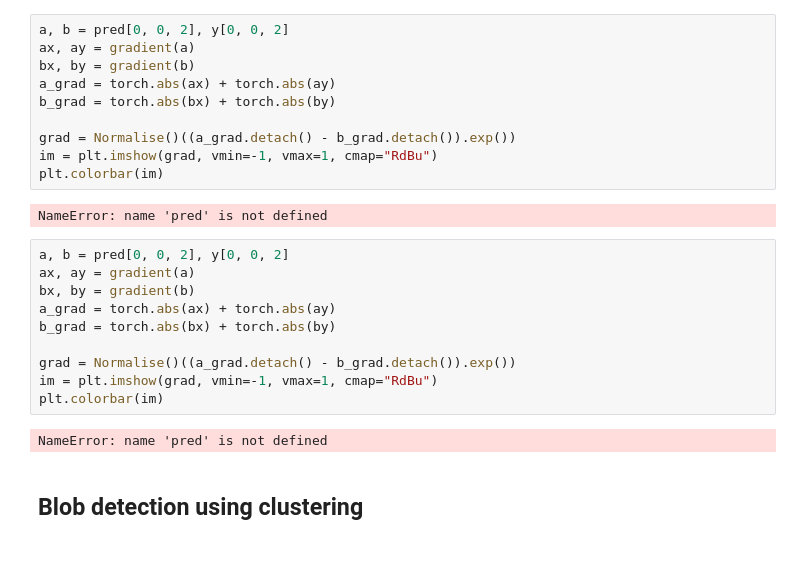
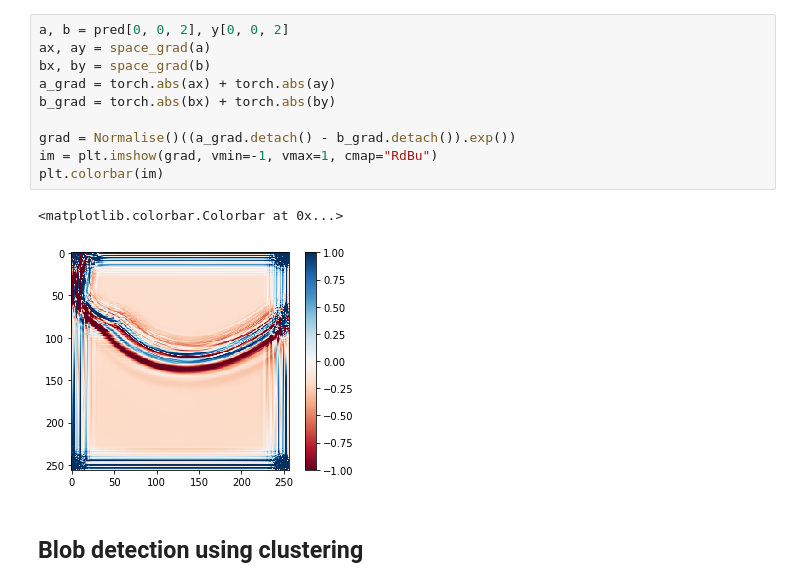
Before and after one commit to epignatelli/cardiax, a Jupyter notebook: deepexcite/playground.ipynb, the cells around one changed output. Drawn from its saved outputs; the diff is of its cells as text; blank space fills up the shorter version.

```diff
--- a/deepexcite/playground.ipynb
+++ b/deepexcite/playground.ipynb
@@ -102,27 +101,16 @@ fig, ax = fk.plot.show_grid(fk.convert.u_to_V(y[0, :, 2].detach()), rows=10, fig
 # %%
 a, b = pred[0, 0, 2], y[0, 0, 2]
-ax, ay = gradient(a)
-bx, by = gradient(b)
+ax, ay = space_grad(a)
+bx, by = space_grad(b)
 a_grad = torch.abs(ax) + torch.abs(ay)
 b_grad = torch.abs(bx) + torch.abs(by)
 
 grad = Normalise()((a_grad.detach() - b_grad.detach()).exp())
 im = plt.imshow(grad, vmin=-1, vmax=1, cmap="RdBu")
 plt.colorbar(im)
 # %% [output]
-NameError: name 'pred' is not defined
+<matplotlib.colorbar.Colorbar at 0x...>
+[figure, added]
-# %%
-a, b = pred[0, 0, 2], y[0, 0, 2]
-ax, ay = gradient(a)
-bx, by = gradient(b)
-a_grad = torch.abs(ax) + torch.abs(ay)
-b_grad = torch.abs(bx) + torch.abs(by)
-
-grad = Normalise()((a_grad.detach() - b_grad.detach()).exp())
-im = plt.imshow(grad, vmin=-1, vmax=1, cmap="RdBu")
-plt.colorbar(im)
-# %% [output]
-NameError: name 'pred' is not defined
 # %% [markdown]
 ## Blob detection using clustering
 # %%
```
Also changed, not shown: parts of 17 cells of this notebook, 3 other files.
